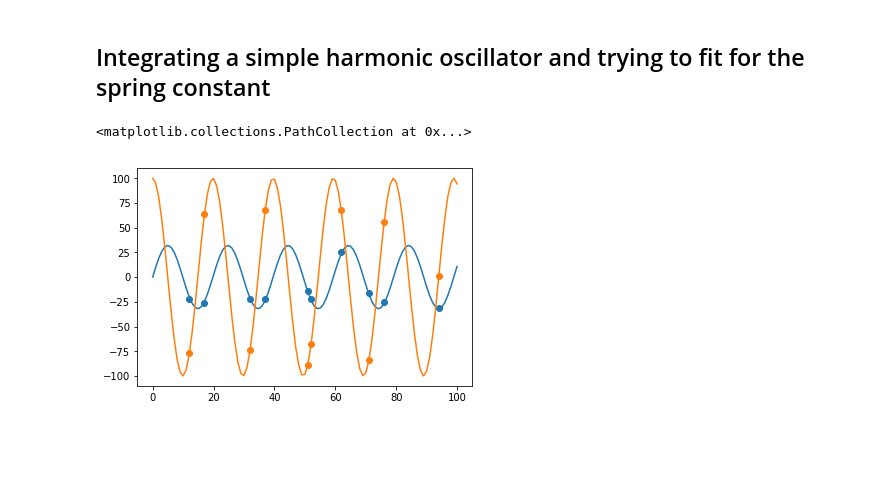
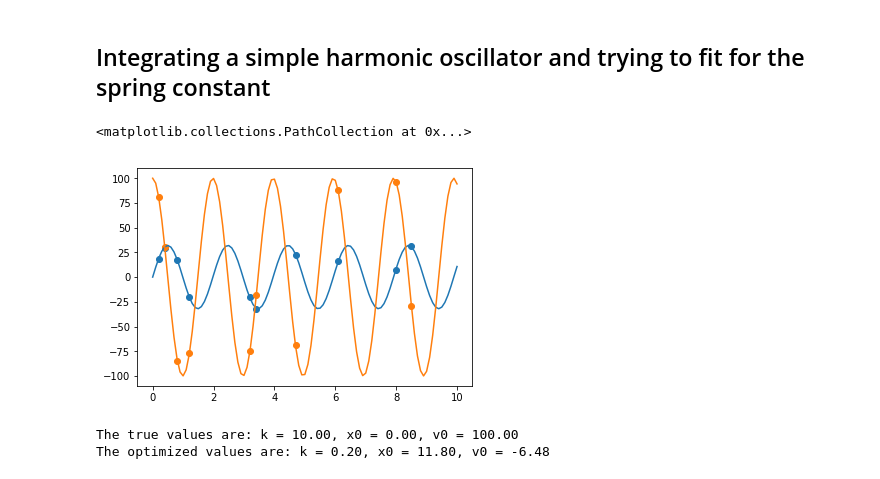
Before and after one commit to andersdot/shoderivz, a Jupyter notebook: shoderivz.ipynb, the cells around one changed output. Saved outputs shown, nothing was run; the diff lists cells and outputs as text; code cells hidden in the pictures; blank space fills up the shorter version.

```diff
--- a/shoderivz.ipynb
+++ b/shoderivz.ipynb
@@ -10,23 +12,26 @@ def leapfrog(x0, v0, phi_grad, dt, nsteps, *args, **kwargs):
     v0_5 = v0 + phi_grad(x0, *args, **kwargs)*dt/2.
     x = np.zeros(nsteps+1)
     v = np.zeros(nsteps+1)
+    t = np.zeros(nsteps+1)
     x[0] = x0
     v[0] = v0
+    t[0] = 0
     for i in range(nsteps):
         x[i+1] = x[i] + dt*v0_5
         a      = -phi_grad(x[i+1], *args, **kwargs)
         v[i+1] = v0_5 + a*dt/2
         v0_5   = v0_5 + a*dt
-    return x, v
+        t[i+1] = t[i] + dt
+    return x, v, t
 # %%
 def phi_grad(x, k=1):
     return k*x
 # %%
-def genData(x, v,npoints, std_noise):
+def genData(x, v, t, npoints, std_noise):
     randind = np.random.choice(len(x), npoints, replace=False)
     noise_x = np.random.normal(0, std_noise, len(randind))
     noise_v = np.random.normal(0, std_noise, len(randind))
-    return noise_x + x[randind], noise_v + v[randind], randind
+    return noise_x + x[randind], noise_v + v[randind], t[randind]
 # %%
 x0_true = 0
 v0_true = 100
@@ -34,15 +39,18 @@ dt = 0.1
 nsteps = 100
 npoints = 10
 std_noise = 1.0
-k = 10
+k_true = 10
+dt_model = 0.01
+
+p_true = [k_true, x0_true, v0_true]
 # %%
-x, v = leapfrog(x0_true, v0_true, phi_grad, dt, nsteps, k=k)
-x_obs, v_obs, ind = genData(x, v, npoints, std_noise)
+x, v, t = leapfrog(x0_true, v0_true, phi_grad, dt, nsteps, k=k_true)
+x_obs, v_obs, t_obs = genData(x, v, t, npoints, std_noise)
 # %%
-plt.plot(x)
-plt.plot(v)
-plt.scatter(ind, x_obs)
-plt.scatter(ind, v_obs)
+plt.plot(t, x)
+plt.plot(t, v)
+plt.scatter(t_obs, x_obs)
+plt.scatter(t_obs, v_obs)
 # %% [output]
 <matplotlib.collections.PathCollection at 0x...>
-[figure, old version]
+[figure, new version]
@@ -51,0 +76,6 @@ def ln_likelihood(theta, data):
+# %%
+print('The true values are: k = {0:0.2f}, x0 = {1:0.2f}, v0 = {2:0.2f}'.format(k_true, x0_true, v0_true))
+print('The optimized values are: k = {0:0.2f}, x0 = {1:0.2f}, v0 = {2:0.2f}'.format(res.x[0], res.x[1], res.x[2]))
+# %% [output]
+The true values are: k = 10.00, x0 = 0.00, v0 = 100.00
+The optimized values are: k = 0.20, x0 = 11.80, v0 = -6.48
```
Also changed, not shown: parts of 6 cells of this notebook.
